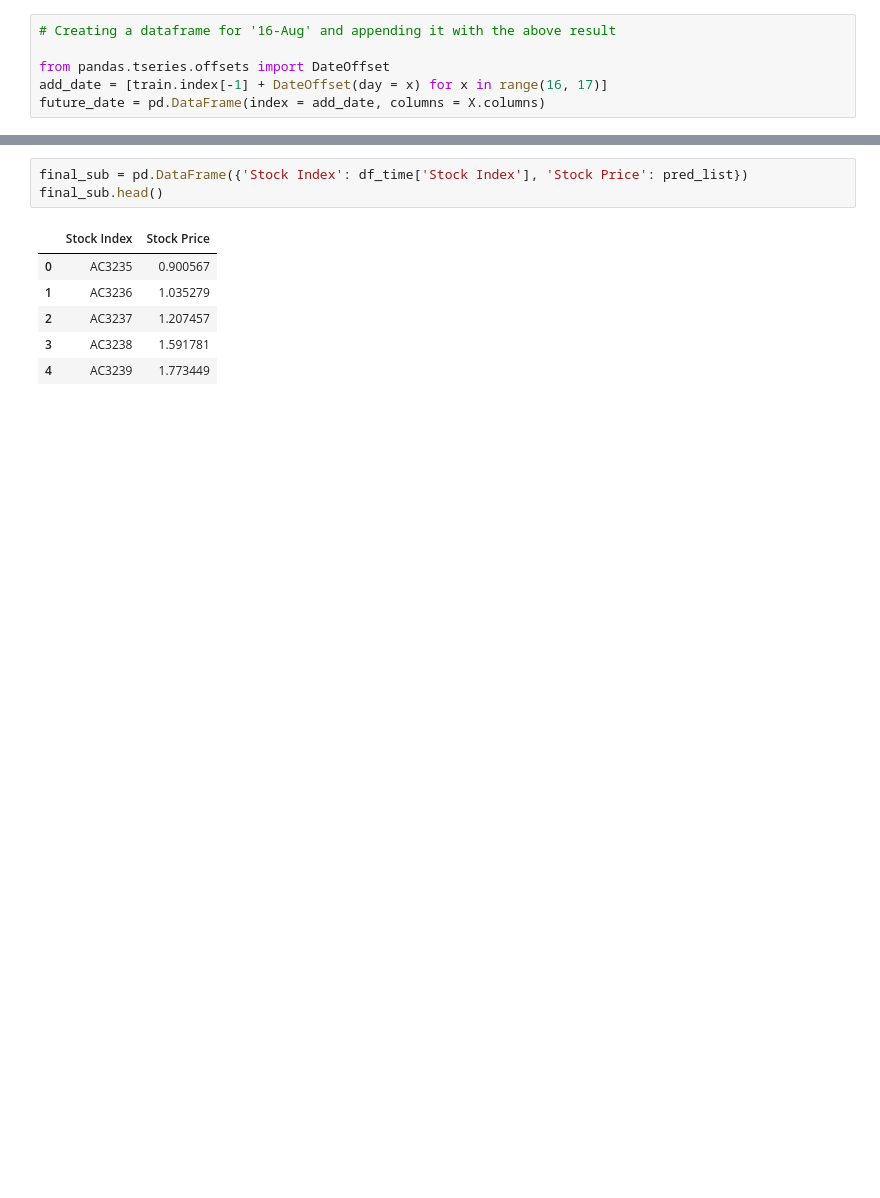
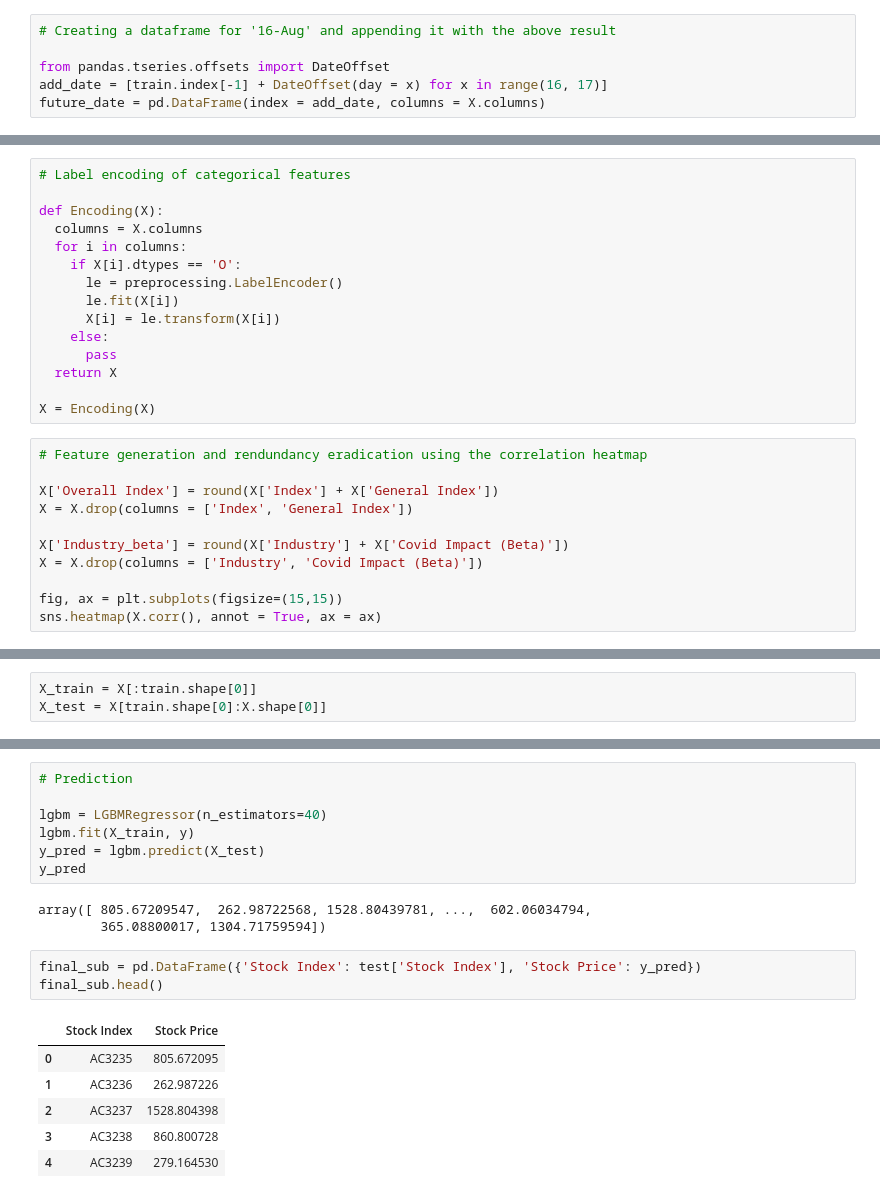
Before and after one commit to RSIITR/FLIPR-5.0, a Jupyter notebook: Code and predictions/Task 2/FLIPR_5_0_Task_2.ipynb, the cells around one changed output, grey strips where cells are left out. Drawn from its saved outputs; the diff is of its cells as text; blank space fills up the shorter version.

```diff
--- a/Code and predictions/Task 2/FLIPR_5_0_Task_2.ipynb
+++ b/Code and predictions/Task 2/FLIPR_5_0_Task_2.ipynb
@@ -287,0 +324,26 @@ for i in range(n_features):
+# %%
+# Label encoding of categorical features
+
+def Encoding(X):
+  columns = X.columns
+  for i in columns:
+    if X[i].dtypes == 'O':
+      le = preprocessing.LabelEncoder()
+      le.fit(X[i])
+      X[i] = le.transform(X[i])
+    else:
+      pass
+  return X
+
+X = Encoding(X)
+# %%
+# Feature generation and rendundancy eradication using the correlation heatmap
+
+X['Overall Index'] = round(X['Index'] + X['General Index'])
+X = X.drop(columns = ['Index', 'General Index'])
+
+X['Industry_beta'] = round(X['Industry'] + X['Covid Impact (Beta)'])
+X = X.drop(columns = ['Industry', 'Covid Impact (Beta)'])
+
+fig, ax = plt.subplots(figsize=(15,15))
+sns.heatmap(X.corr(), annot = True, ax = ax)
@@ -287,0 +353,3 @@ for i in range(n_features):
+# %%
+X_train = X[:train.shape[0]]
+X_test = X[train.shape[0]:X.shape[0]]
@@ -288,12 +373,22 @@ for i in range(n_features):
+# %%
+# Prediction
+
+lgbm = LGBMRegressor(n_estimators=40)
+lgbm.fit(X_train, y)
+y_pred = lgbm.predict(X_test)
+y_pred
+# %% [output]
+array([ 805.67209547,  262.98722568, 1528.80439781, ...,  602.06034794,
+        365.08800017, 1304.71759594])
 # %%
-final_sub = pd.DataFrame({'Stock Index': df_time['Stock Index'], 'Stock Price': pred_list})
+final_sub = pd.DataFrame({'Stock Index': test['Stock Index'], 'Stock Price': y_pred})
 final_sub.head()
 # %% [output]
 |  | Stock Index | Stock Price |
-| 0 | AC3235 | 0.900567 |
-| 1 | AC3236 | 1.035279 |
-| 2 | AC3237 | 1.207457 |
-| 3 | AC3238 | 1.591781 |
-| 4 | AC3239 | 1.773449 |
+| 0 | AC3235 | 805.672095 |
+| 1 | AC3236 | 262.987226 |
+| 2 | AC3237 | 1528.804398 |
+| 3 | AC3238 | 860.800728 |
+| 4 | AC3239 | 279.164530 |
 # %%
 # Submission
```
Also changed, not shown: parts of 12 cells of this notebook, 3 other files.
